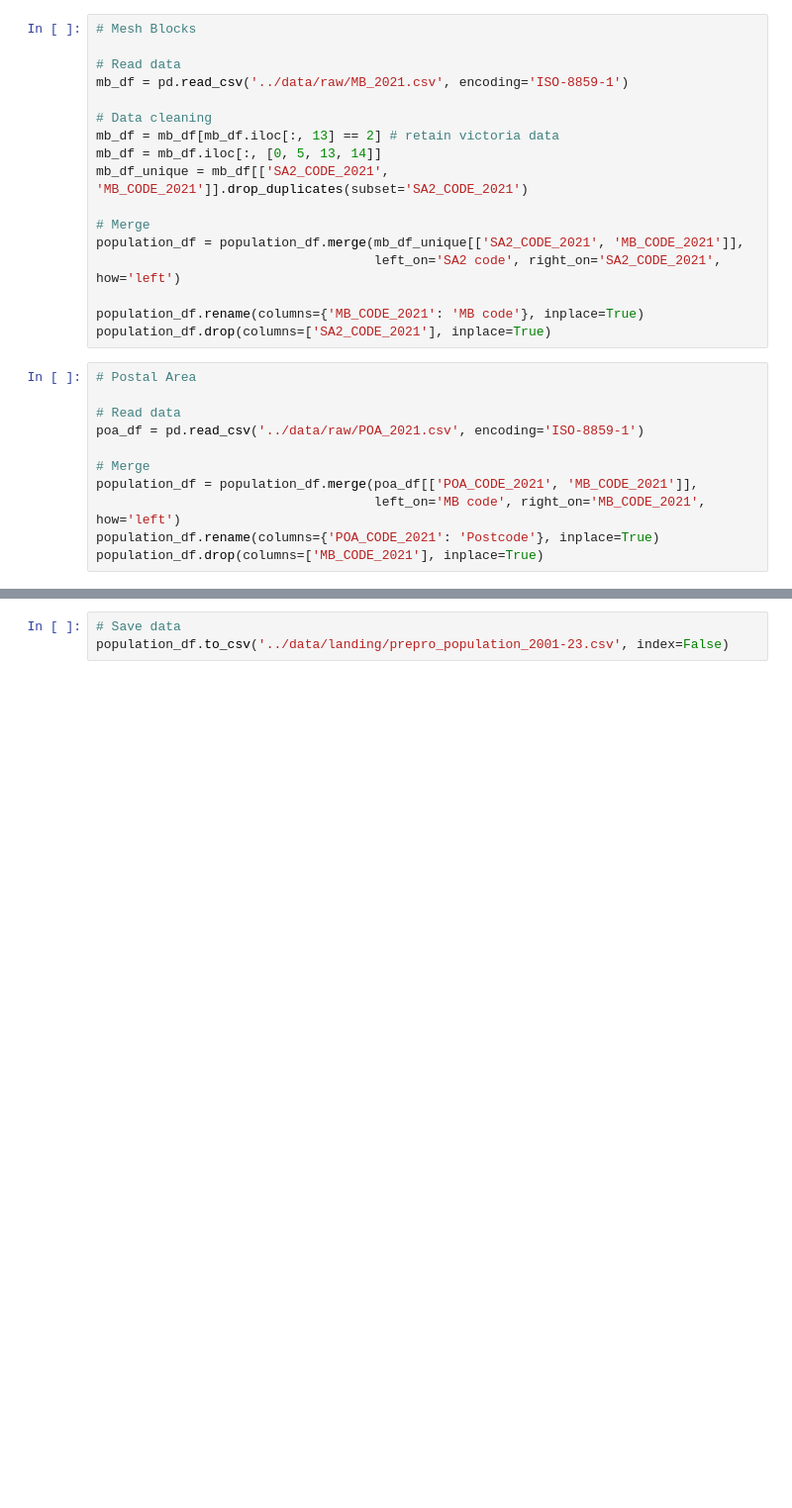
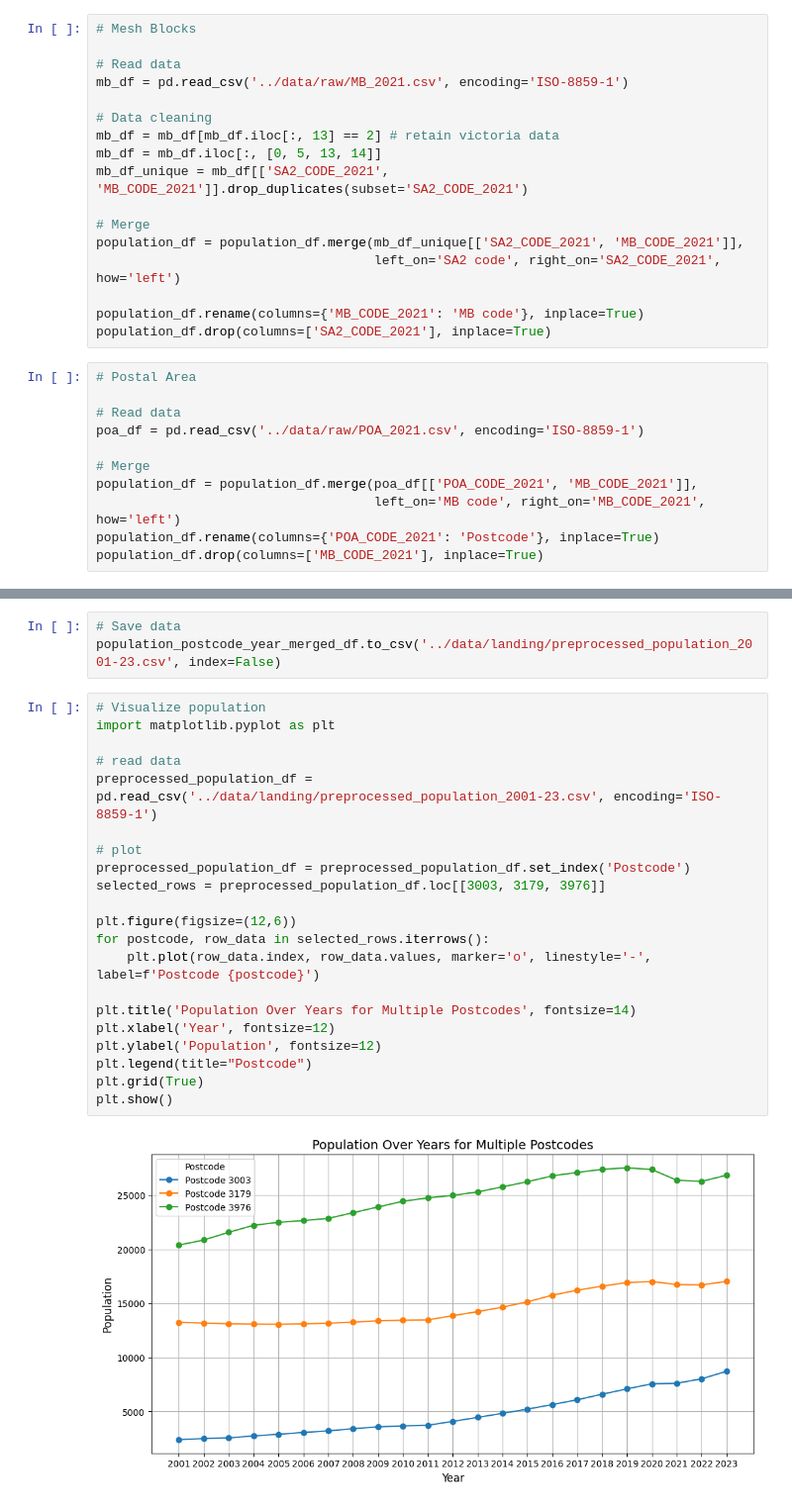
Before and after one commit to MAST30034-AppliedDataScience/project-2-group-real-estate-industry-project-16, a Jupyter notebook: notebooks/preprocess_population_2001-23.ipynb, the cells around one changed output, grey strips where cells are left out. Shown: that part at 99% size. Drawn from its saved outputs; the diff is of its cells as text; blank space fills up the shorter version.

```diff
--- a/notebooks/preprocess_population_2001-23.ipynb
+++ b/notebooks/preprocess_population_2001-23.ipynb
@@ -63,3 +133,26 @@ Name: 0, dtype: object
 # %%
 # Save data
-population_df.to_csv('../data/landing/prepro_population_2001-23.csv', index=False)
+population_postcode_year_merged_df.to_csv('../data/landing/preprocessed_population_2001-23.csv', index=False)
+# %%
+# Visualize population
+import matplotlib.pyplot as plt
+
+# read data
+preprocessed_population_df = pd.read_csv('../data/landing/preprocessed_population_2001-23.csv', encoding='ISO-8859-1')
+
+# plot
+preprocessed_population_df = preprocessed_population_df.set_index('Postcode')
+selected_rows = preprocessed_population_df.loc[[3003, 3179, 3976]]
+
+plt.figure(figsize=(12,6))
+for postcode, row_data in selected_rows.iterrows():
+    plt.plot(row_data.index, row_data.values, marker='o', linestyle='-', label=f'Postcode {postcode}')
+
+plt.title('Population Over Years for Multiple Postcodes', fontsize=14)
+plt.xlabel('Year', fontsize=12)
+plt.ylabel('Population', fontsize=12)
+plt.legend(title="Postcode")
+plt.grid(True)
+plt.show()
+# %% [output]
+[figure, added]
```
Also changed, not shown: parts of 7 cells of this notebook, 2 other files.
